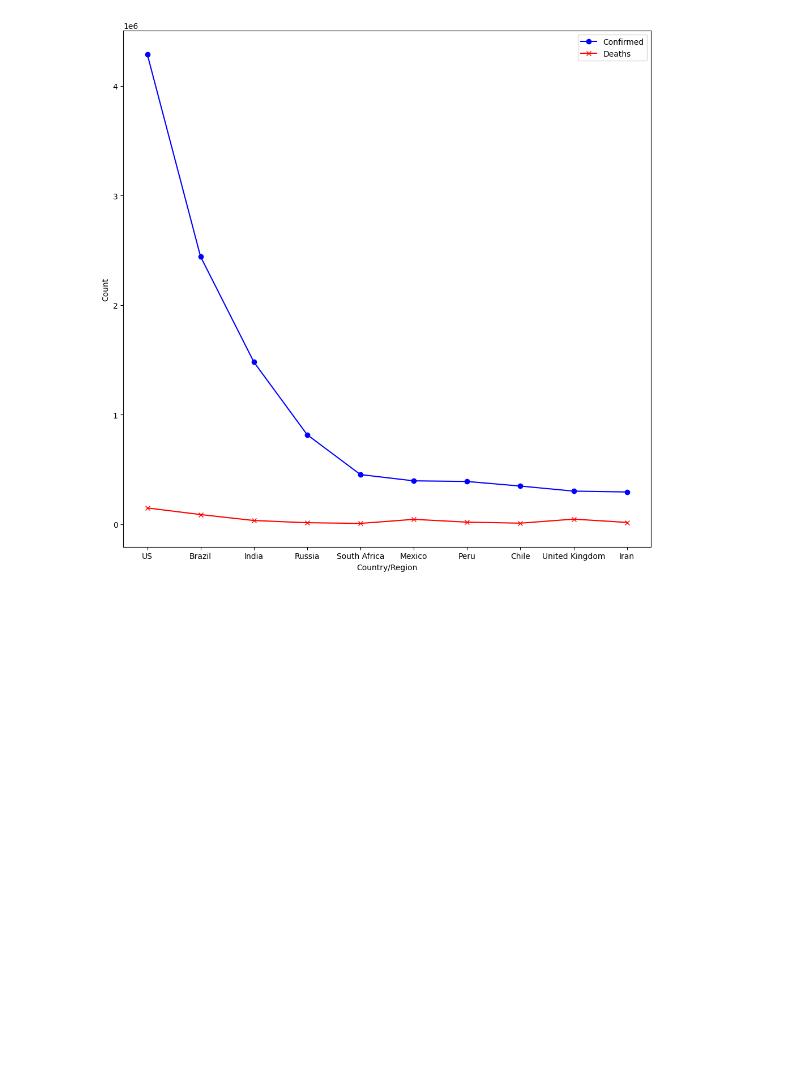
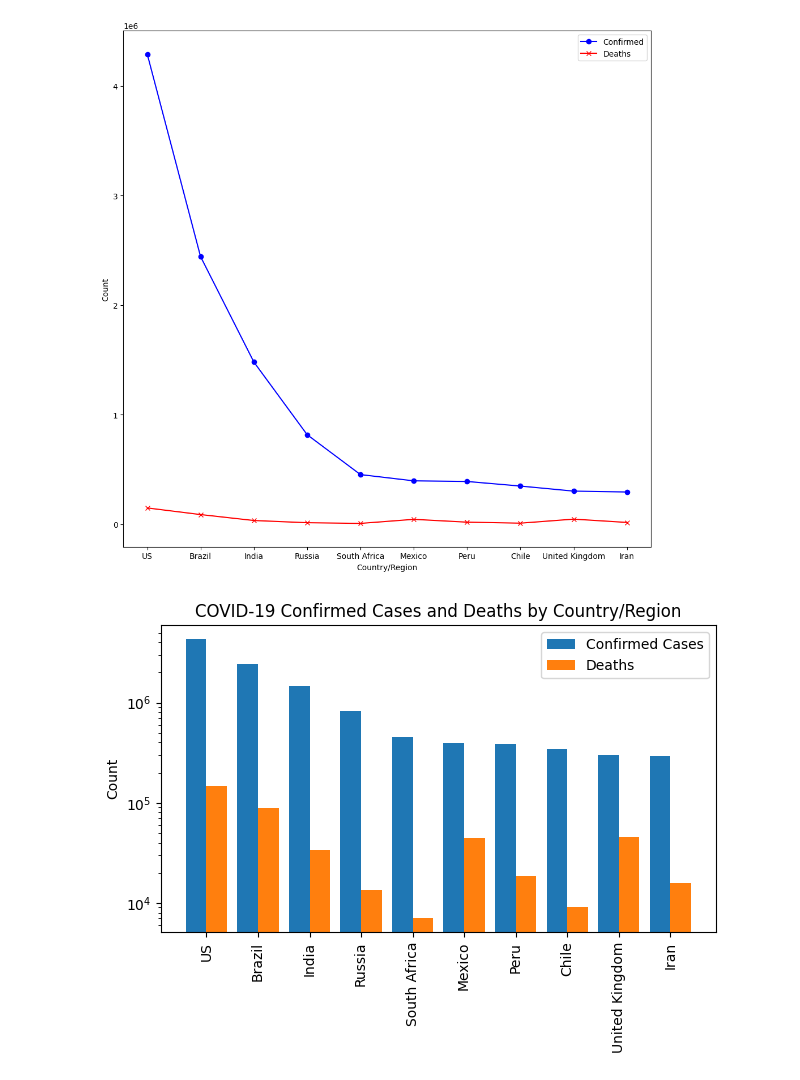
Before and after one commit to xyferr/BD-ML, a Jupyter notebook: covid - assesment/Covid data analysis.ipynb, the cells around one changed output. Cells and saved outputs as stored; diff of their text form; code cells hidden in the pictures; blank space fills up the shorter version.

```diff
--- a/covid - assesment/Covid data analysis.ipynb
+++ b/covid - assesment/Covid data analysis.ipynb
@@ -136,3 +233,30 @@ plt.tight_layout() # Optional: Adjust layout for better display
 plt.show()
 # %% [output]
 [figure]
+# %%
+
+
+# Extract data for 'Confirmed' and 'Deaths' from your DataFrame
+Confirmed = top_10_cf['Confirmed']
+Deaths = top_10_cf['Deaths']
+country = top_10_cf['Country/Region']
+
+# Calculate the x positions for the bars
+xpos = np.arange(len(country))
+
+# Create the bar chart
+plt.bar(xpos-0.2, Confirmed, width=0.4, label="Confirmed Cases")
+plt.bar(xpos+0.2, Deaths, width=0.4, label="Deaths")
+plt.yscale('log')  # This will change the y-axis scale to a logarithmic scale, which is particularly useful when there's a large disparity between values.
+
+# Set the x-tick labels to be the country names
+plt.xticks(xpos, country, rotation=90)  # Rotating labels for readability
+
+plt.ylabel("Count")
+plt.title('COVID-19 Confirmed Cases and Deaths by Country/Region')
+plt.legend()
+plt.tight_layout()  # Ensuring the labels fit within the plot
+
+plt.show()
+# %% [output]
+[figure, added]
```
Also changed, not shown: parts of 20 cells of this notebook.
